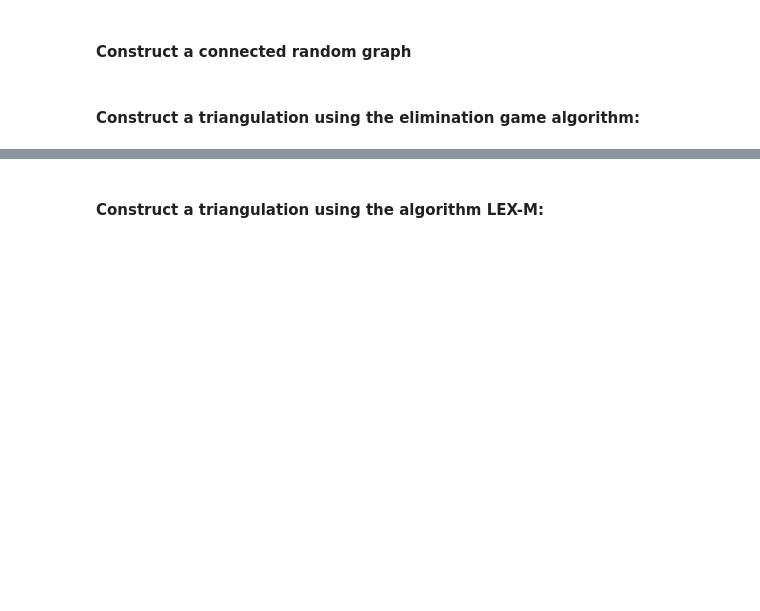
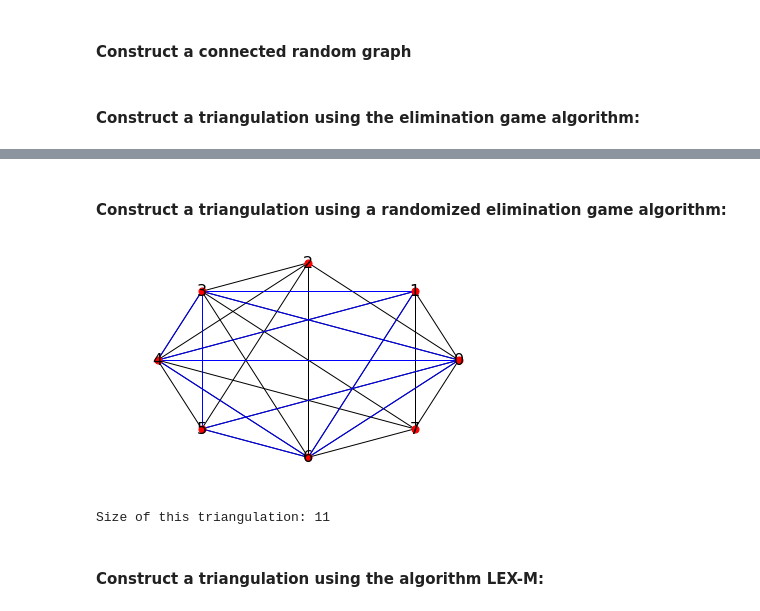
Before and after one commit to Feathergunner/Triangulation, a Jupyter notebook: TriangulationDemo.ipynb, the cells around one changed output, grey strips where cells are left out. Drawn from its saved outputs; the diff is of its cells as text; code cells hidden in the pictures; blank space fills up the shorter version.

```diff
--- a/TriangulationDemo.ipynb
+++ b/TriangulationDemo.ipynb
@@ -28,4 +28,15 @@ print ("Size of this triangulation: "+str(len(aeg.edges_of_triangulation)))
 Size of this triangulation: 7
+# %% [markdown]
+#### Construct a triangulation using a randomized elimination game algorithm:
+# %%
+aeg = EG.Algorithm_EliminationGame(G.copy())
+aeg.run_randomized()
+# draw the triangulated graph. The original edges are black, new edges are blue.
+aeg.draw_triangulation()
+print ("Size of this triangulation: "+str(len(aeg.edges_of_triangulation)))
+# %% [output]
+[figure, added]
+Size of this triangulation: 11
 # %% [markdown]
 #### Construct a triangulation using the algorithm LEX-M:
 # %%
```
Also changed, not shown: parts of 9 cells of this notebook.
